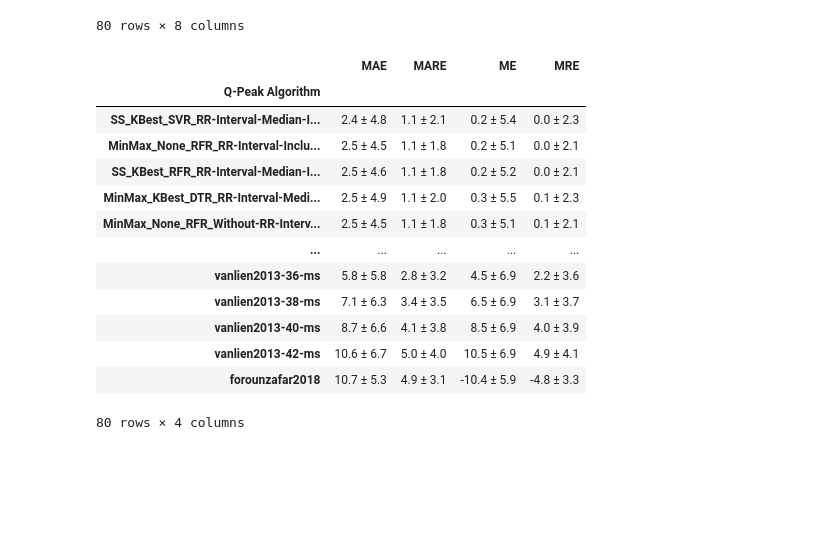
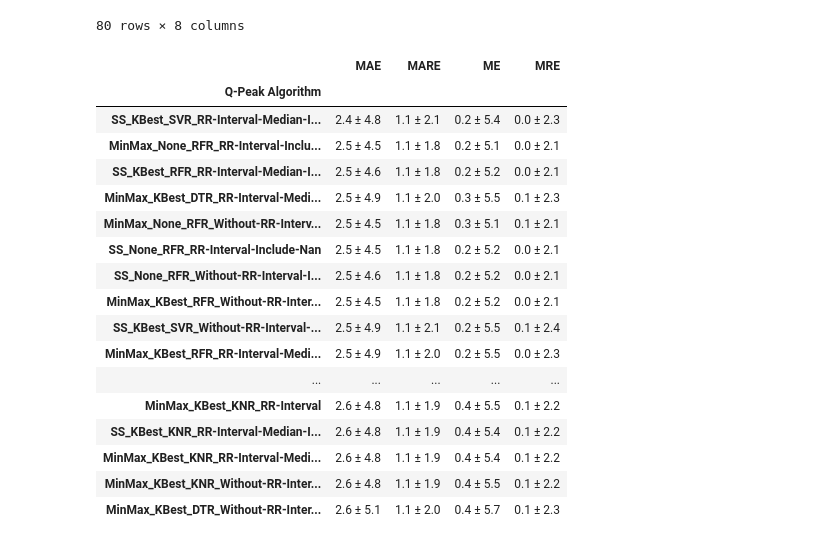
Before and after one commit to empkins/pepbench, a Jupyter notebook: experiments/pep_algorithm_benchmarking/notebooks/ML_analysis/Evaluation/ComputeMetrics.ipynb, the cells around one changed output. Drawn from its saved outputs; the diff is of its cells as text; code cells hidden in the pictures; blank space fills up the shorter version.

```diff
--- a/experiments/pep_algorithm_benchmarking/notebooks/ML_analysis/Evaluation/ComputeMetrics.ipynb
+++ b/experiments/pep_algorithm_benchmarking/notebooks/ML_analysis/Evaluation/ComputeMetrics.ipynb
@@ -109,19 +109,24 @@ summarized_error_metrics
 # else:
 #    print("Select either b-point or q-peak!")
 # %%
-create_ml_algo_performance_table(summarized_error_metrics)
+export_paper = create_ml_algo_performance_table(summarized_error_metrics, n_algos=20)
+export_paper
 # %% [output]
 |  | MAE | MARE | ME | MRE |
 | Q-Peak Algorithm |  |  |  |  |
 | SS_KBest_SVR_RR-Interval-Median-I... | 2.4 ± 4.8 | 1.1 ± 2.1 | 0.2 ± 5.4 | 0.0 ± 2.3 |
 | MinMax_None_RFR_RR-Interval-Inclu... | 2.5 ± 4.5 | 1.1 ± 1.8 | 0.2 ± 5.1 | 0.0 ± 2.1 |
 | SS_KBest_RFR_RR-Interval-Median-I... | 2.5 ± 4.6 | 1.1 ± 1.8 | 0.2 ± 5.2 | 0.0 ± 2.1 |
 | MinMax_KBest_DTR_RR-Interval-Medi... | 2.5 ± 4.9 | 1.1 ± 2.0 | 0.3 ± 5.5 | 0.1 ± 2.3 |
 | MinMax_None_RFR_Without-RR-Interv... | 2.5 ± 4.5 | 1.1 ± 1.8 | 0.3 ± 5.1 | 0.1 ± 2.1 |
+| SS_None_RFR_RR-Interval-Include-Nan | 2.5 ± 4.5 | 1.1 ± 1.8 | 0.2 ± 5.2 | 0.0 ± 2.1 |
+| SS_None_RFR_Without-RR-Interval-I... | 2.5 ± 4.6 | 1.1 ± 1.8 | 0.2 ± 5.2 | 0.0 ± 2.1 |
+| MinMax_KBest_RFR_Without-RR-Inter... | 2.5 ± 4.5 | 1.1 ± 1.8 | 0.2 ± 5.2 | 0.0 ± 2.1 |
+| SS_KBest_SVR_Without-RR-Interval-... | 2.5 ± 4.9 | 1.1 ± 2.1 | 0.2 ± 5.5 | 0.1 ± 2.4 |
+| MinMax_KBest_RFR_RR-Interval-Medi... | 2.5 ± 4.9 | 1.1 ± 2.0 | 0.2 ± 5.5 | 0.0 ± 2.3 |
 | ... | ... | ... | ... | ... |
-| vanlien2013-36-ms | 5.8 ± 5.8 | 2.8 ± 3.2 | 4.5 ± 6.9 | 2.2 ± 3.6 |
-| vanlien2013-38-ms | 7.1 ± 6.3 | 3.4 ± 3.5 | 6.5 ± 6.9 | 3.1 ± 3.7 |
-| vanlien2013-40-ms | 8.7 ± 6.6 | 4.1 ± 3.8 | 8.5 ± 6.9 | 4.0 ± 3.9 |
-| vanlien2013-42-ms | 10.6 ± 6.7 | 5.0 ± 4.0 | 10.5 ± 6.9 | 4.9 ± 4.1 |
-| forounzafar2018 | 10.7 ± 5.3 | 4.9 ± 3.1 | -10.4 ± 5.9 | -4.8 ± 3.3 |
+| MinMax_KBest_KNR_RR-Interval | 2.6 ± 4.8 | 1.1 ± 1.9 | 0.4 ± 5.5 | 0.1 ± 2.2 |
+| SS_KBest_KNR_RR-Interval-Median-I... | 2.6 ± 4.8 | 1.1 ± 1.9 | 0.4 ± 5.4 | 0.1 ± 2.2 |
+| MinMax_KBest_KNR_RR-Interval-Medi... | 2.6 ± 4.8 | 1.1 ± 1.9 | 0.4 ± 5.4 | 0.1 ± 2.2 |
+| MinMax_KBest_KNR_Without-RR-Inter... | 2.6 ± 4.8 | 1.1 ± 1.9 | 0.4 ± 5.5 | 0.1 ± 2.2 |
+| MinMax_KBest_DTR_Without-RR-Inter... | 2.6 ± 5.1 | 1.1 ± 2.0 | 0.4 ± 5.7 | 0.1 ± 2.3 |
-80 rows × 4 columns
```
Also changed, not shown: parts of 3 cells of this notebook, 2 other files.
